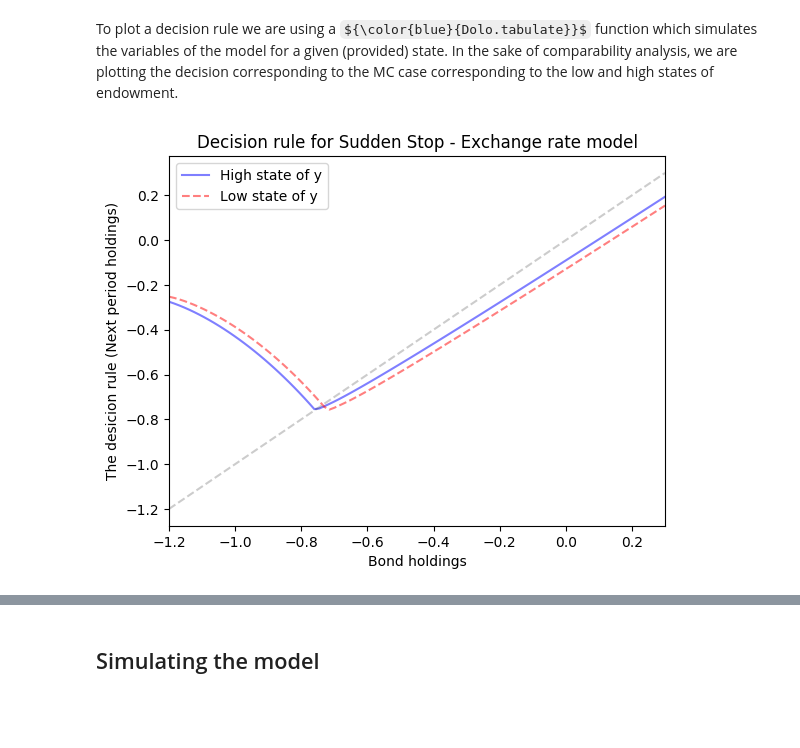
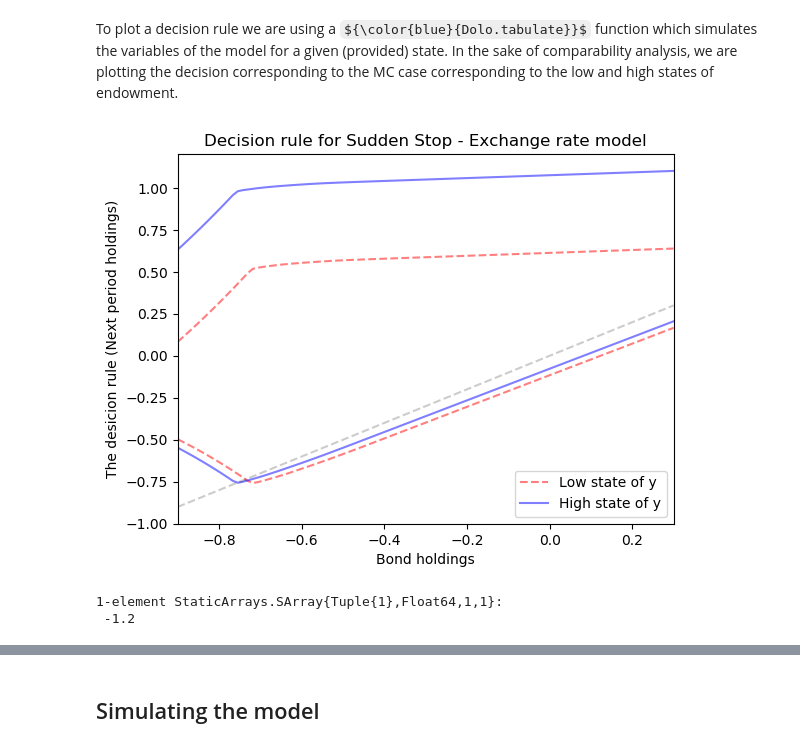
Before and after one commit to ezgioz/dolo_models, a Jupyter notebook: sudden_stop/sudden_stop_julia.ipynb, the cells around one changed output, grey strips where cells are left out. Drawn from its saved outputs; the diff is of its cells as text; code cells hidden in the pictures; some formulas as TeX source; blank space fills up the shorter version.

```diff
--- a/sudden_stop/sudden_stop_julia.ipynb
+++ b/sudden_stop/sudden_stop_julia.ipynb
@@ -120,3 +127,9 @@ plt.title("Sudden Stop Markov Chain");
 ## Solving the model using time iteration routines
 # %% [markdown]
 The first domain gives a domain error so we start with smaller domain and enlarge the interval in several steps, using each time the previous solution as an inital
+# %%
+model = Dolo.yaml_import(fn);
+#ss = Dolo.find_deterministic_equilibrium(model)
+res = Dolo.residuals(model)
+
+## OK? Euler is positive because beta*(1+r) < 1, there is a shadow value of relaxing the constraint (?)
@@ -175,6 +172,5 @@ Results of Time Iteration Algorithm
 # %%
-
-Dolo.set_calibration!(model, :minl, -1.1)
-sol = Dolo.time_iteration(model, sol.dr, verbose=true)
+Dolo.set_calibration!(model, :minl, -1.15)
+sol2 = Dolo.time_iteration(model, sol.dr, verbose=true)
 # %% [output]
 ------------------------------------------------------------------
@@ -234,6 +200,5 @@ Results of Time Iteration Algorithm
 # %%
-
-Dolo.set_calibration!(model, :minl, -1.15)
-sol = Dolo.time_iteration(model, sol.dr, verbose=true)
+Dolo.set_calibration!(model, :minl, -1.2)
+sol3 = Dolo.time_iteration(model, sol2.dr, verbose=true)
 # %% [output]
 ------------------------------------------------------------------
@@ -272,3 +227,0 @@ Results of Time Iteration Algorithm
-# %%
-Dolo.set_calibration!(model, :minl, -1.20)
-sol = Dolo.time_iteration(model, sol.dr, verbose=true)
@@ -329,31 +231,48 @@ Results of Time Iteration Algorithm
 To plot a decision rule we are using a ${\color{blue}{Dolo.tabulate}}$ function which simulates the variables of the model for a given (provided) state. In the sake of comparability analysis, we are plotting the decision corresponding to the MC case corresponding to the low and high states of endowment.
 # %%
 # Simulating a decision rule for MC-discretization case
-dr = sol.dr
+#dr = sol3.dr ## This doesn't work!!
+##We solved the model at the larger domain providing the dr from the smaller domain but can not tabulate DomainError
+
+dr = sol.dr # Domain is smaller, minimum state = 0.9 (not -1.2)
 s0 = model.calibration[:states]
 index = findfirst(model.symbols[:states],:l)
 
 # Define the bounds for your states variable
 bounds = [dr.grid_endo.min[index], dr.grid_endo.max[index]]
 
 df_mc1 = Dolo.tabulate(model, dr, :l, s0, 1)
 df_mc2 = Dolo.tabulate(model, dr, :l, s0, 2)
 
 hor= linspace(1, T, T)
 
 fig = plt.figure("Competitive Equilibrium")
 
-plt.plot(df_mc1[:l], df_mc2[Axis{:V}(:b)], color="blue", alpha = .5, label="High state of y")
-plt.plot(df_mc2[:l], df_mc1[Axis{:V}(:b)], color="red", linestyle="dashed", alpha = .5, label="Low state of y")
+plt.plot(df_mc1[:l], df_mc1[Axis{:V}(:b)], color="red", linestyle="dashed" , alpha = .5, label="Low state of y")
+plt.plot(df_mc2[:l], df_mc2[Axis{:V}(:b)], color="blue", alpha = .5, label="High state of y")
+
+plt.plot(df_mc1[:l], df_mc1[Axis{:V}(:cT)], color="red", linestyle="dashed" , alpha = .5)
+plt.plot(df_mc2[:l], df_mc2[Axis{:V}(:cT)], color="blue", alpha = .5)
+### There is something wrong with the consumption rule (and the price). The solution is not right.
+### See Figure 4 at https://www.sas.upenn.edu/~egme/wp/w19362.pdf
 
 plt.plot(df_mc2[:l], df_mc2[:l], color="black", linestyle="dashed", alpha = .2)
 
 #plt.ylim((bounds[1],bounds[2]))
 plt.xlim((bounds[1],bounds[2]))
+#plt.ylim((bounds[1],2))
 
 plt.xlabel("Bond holdings");
 plt.legend()
 plt.ylabel("The desicion rule (Next period holdings)");
 plt.title("Decision rule for Sudden Stop - Exchange rate model");
 # %% [output]
-[figure, old version]
+[figure, new version]
+# %%
+dr = sol3.dr
+## They are equal to eachoter
+model.domain.min
+dr.grid_endo.min
+# %% [output]
+1-element StaticArrays.SArray{Tuple{1},Float64,1,1}:
+ -1.2
```
Also changed, not shown: parts of 12 cells of this notebook.
